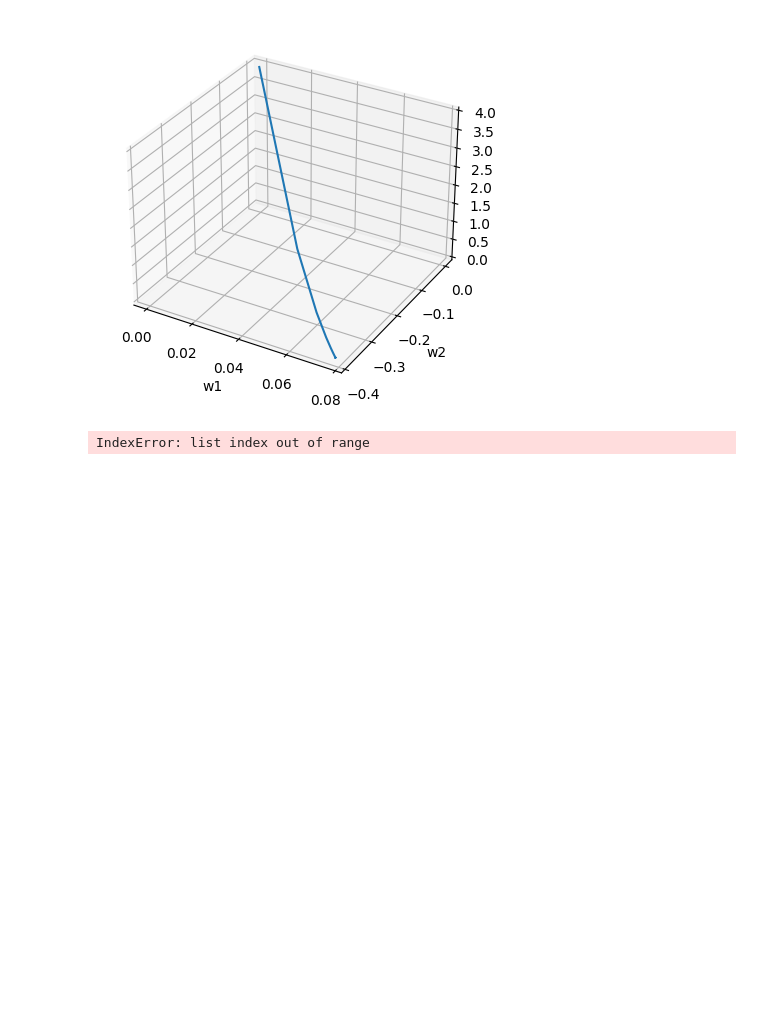
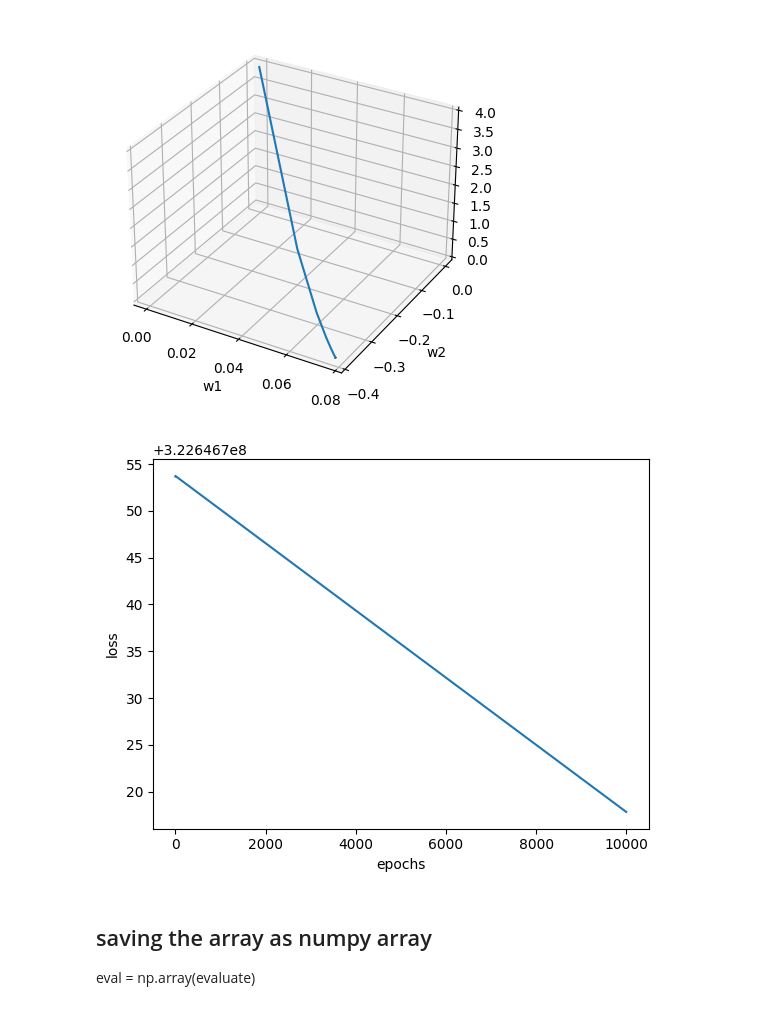
Before and after one commit to ris3abh/winter-23, a Jupyter notebook: CS-615/assignmnet3/code/VisualizingGradDesc.ipynb, the cells around one changed output. Drawn from its saved outputs; the diff is of its cells as text; code cells hidden in the pictures; blank space fills up the shorter version.

```diff
--- a/CS-615/assignmnet3/code/VisualizingGradDesc.ipynb
+++ b/CS-615/assignmnet3/code/VisualizingGradDesc.ipynb
@@ -53,63 +53,48 @@ import matplotlib.pyplot as plt
 
 def readCSV():
     dataIn = np.genfromtxt('../data/medical.csv', delimiter=',')
     return dataIn[1:]
 
 X = readCSV()
 Y = X[:, [-1]].copy()
 X = np.delete(X, -1, axis=1)
 
 from layers import *
 import math
 
 L1 = inputLayer(X)
 L2 = LinearLayer()
 L3 = fullyConnectedLayer(X.shape[1], 1)
 L4 = SquaredErrorLoss()
 
 L = [L1, L2, L3, L4]
 
-#forwards!
-# h = X
-# for i in range(len(L)-1):
-#     h = L[i].forward(h)
-
-# #backwards!
-# grad = L[-1].gradient(Y,h)
-# for i in range(len(L)-2,0,-1):
-#     newgrad = L[i].backward(grad)
-#     if (isinstance(L[i], fullyConnectedLayer)):
-#         L[i].update_weights(grad,math.pow(10,-4))
-#     grad = newgrad
-
-## for 1000 epochs and learning rate 0.0001 doing forward and backward pass and updating weights and biases for each layer
-
 evaluate = []
 h = X
 for i in range(10000):
-    ## Terminate the learning process when the absolute change in the mean squared error on the training data is less than 10^−10
-    if (i > 0 and abs(evaluate[i-1] - evaluate[i]) < math.pow(10,-10)): break
+    ## forward pass
+    for i in range(len(L)-1):
+        h = L[i].forward(h)
+    ## evaluating loss
+    evaluate.append(L4.eval(Y,h))
+    ## backward pass
+    grad = L[-1].gradient(Y,h)
+    for i in range(len(L)-2,0,-1):
+        newgrad = L[i].backward(grad)
+        if (isinstance(L[i], fullyConnectedLayer)):
+            L[i].update_weights(grad,math.pow(10,-4))
+        grad = newgrad
+    if (i > 1):
+        if (abs(evaluate[i] - evaluate[i-1]) < math.pow(10,-10)):
+            break
     else:
-        ## forward pass
-        for i in range(len(L)-1):
-            h = L[i].forward(h)
-        ## evaluating loss
-        evalval = L4.eval(Y,h)
-        evaluate.append(L4.eval(Y,h))
-        ## backward pass
-        grad = L[-1].gradient(Y,h)
-        for i in range(len(L)-2,0,-1):
-            newgrad = L[i].backward(grad)
-            if (isinstance(L[i], fullyConnectedLayer)):
-                L[i].update_weights(grad,math.pow(10,1))
-            grad = newgrad
-        print("LOSS: ",evalval)
-
+        continue
+    print("epoch: ", i, "loss: ", evaluate[i])
 
 ## plotting loss vs epochs
 plt.plot(evaluate)
 plt.xlabel('epochs')
 plt.ylabel('loss')
 plt.show()
 # %% [output]
-IndexError: list index out of range
+[figure, added]
@@ -121,0 +101,4 @@ np.save('loss_plot', eval)
+# %% [markdown]
+## saving the array as numpy array
+
+eval = np.array(evaluate)
```
Also changed, not shown: parts of 9 cells of this notebook, 13 other files.
